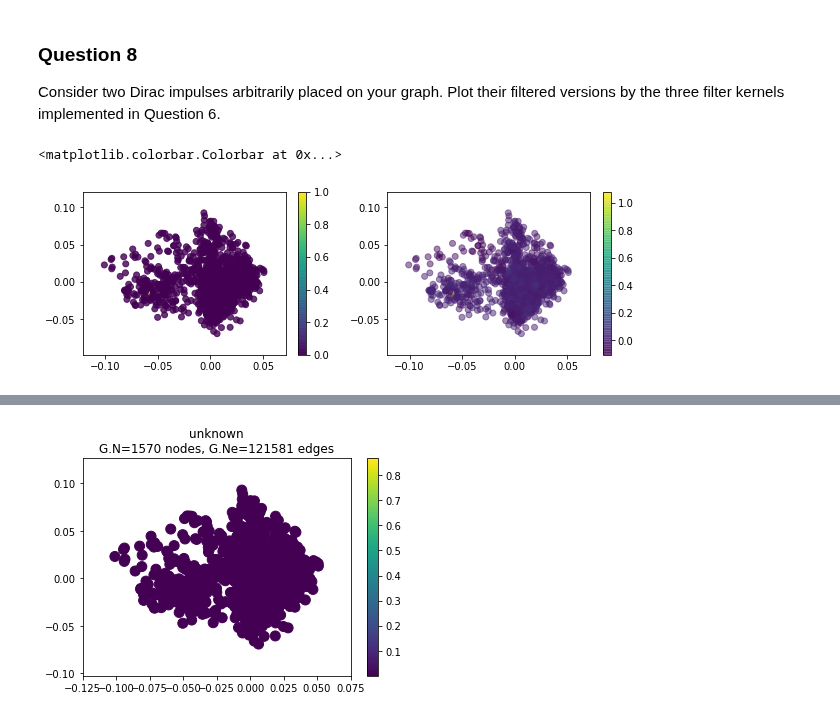
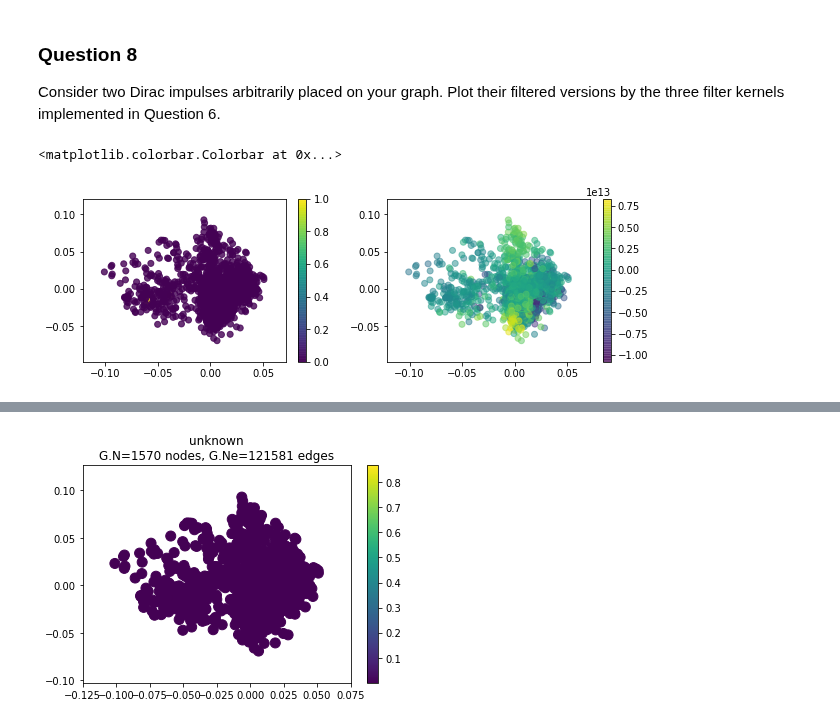
Before and after one commit to vndk36/Project_ntds2018, a Jupyter notebook: Milestone_4/4_HPCF_Hugo.ipynb, the cells around one changed output, grey strips where cells are left out. Drawn from its saved outputs; the diff is of its cells as text; code cells hidden in the pictures.

```diff
--- a/Milestone_4/4_HPCF_Hugo.ipynb
+++ b/Milestone_4/4_HPCF_Hugo.ipynb
@@ -404,15 +415,15 @@ Consider two Dirac impulses arbitrarily placed on your graph. Plot their filtere
 # %%
 s = np.zeros(n_nodes)
 s[1] = s[837] = 1.
 
 plt.figure(figsize=(10,3))
 plt.subplot(1,2,1)
 plt.scatter(U[1], U[2], c=s, alpha=0.8)
 plt.colorbar()
 
 plt.subplot(122)
-plt.scatter(U[1], U[2], c = graph_filter(s, heat_kernel, t=1), alpha = 0.5)
+plt.scatter(U[1], U[2], c = graph_filter(s, heat_kernel, t=10), alpha = 0.5)
 plt.colorbar()
 # %% [output]
 <matplotlib.colorbar.Colorbar at 0x...>
-[figure, old version]
+[figure, new version]
```
Also changed, not shown: parts of 10 cells of this notebook.
